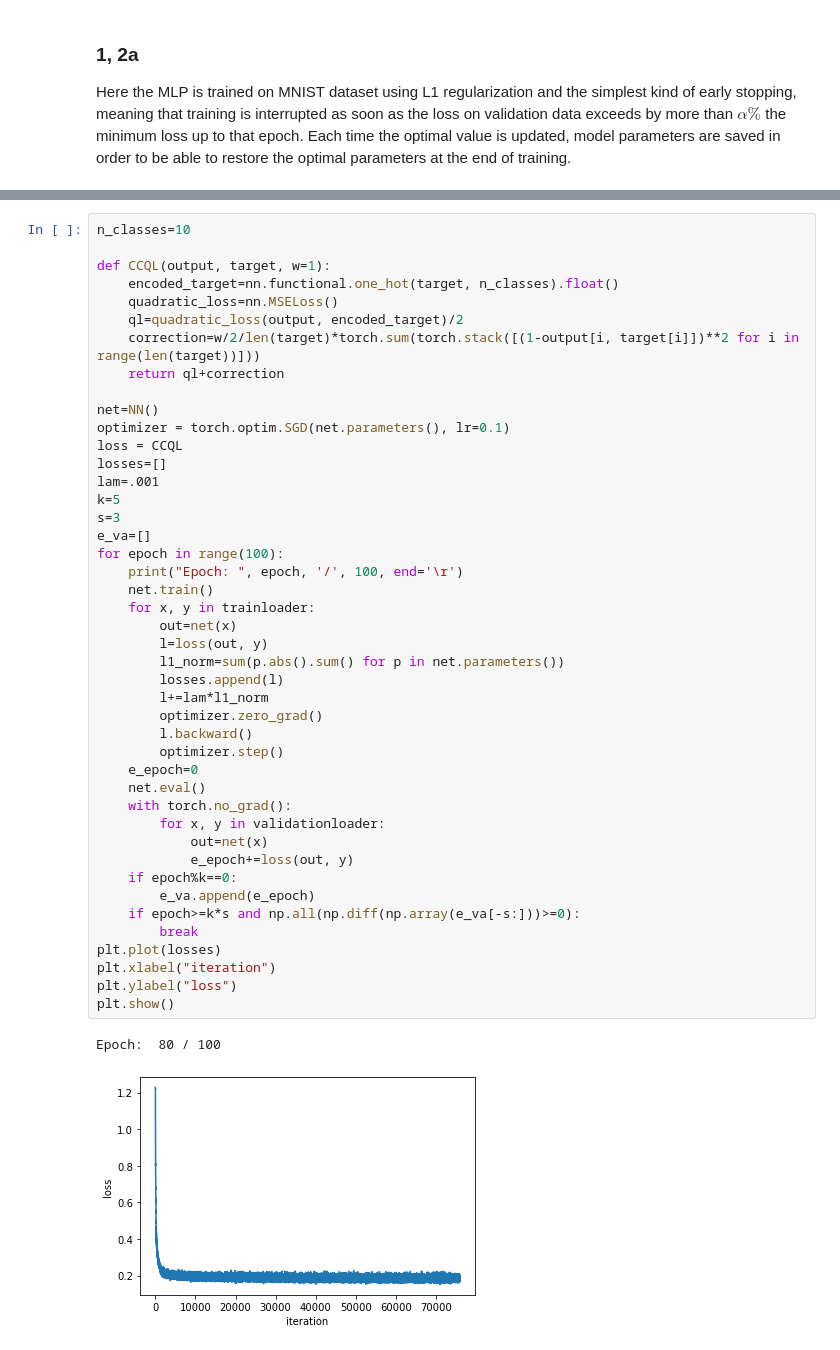
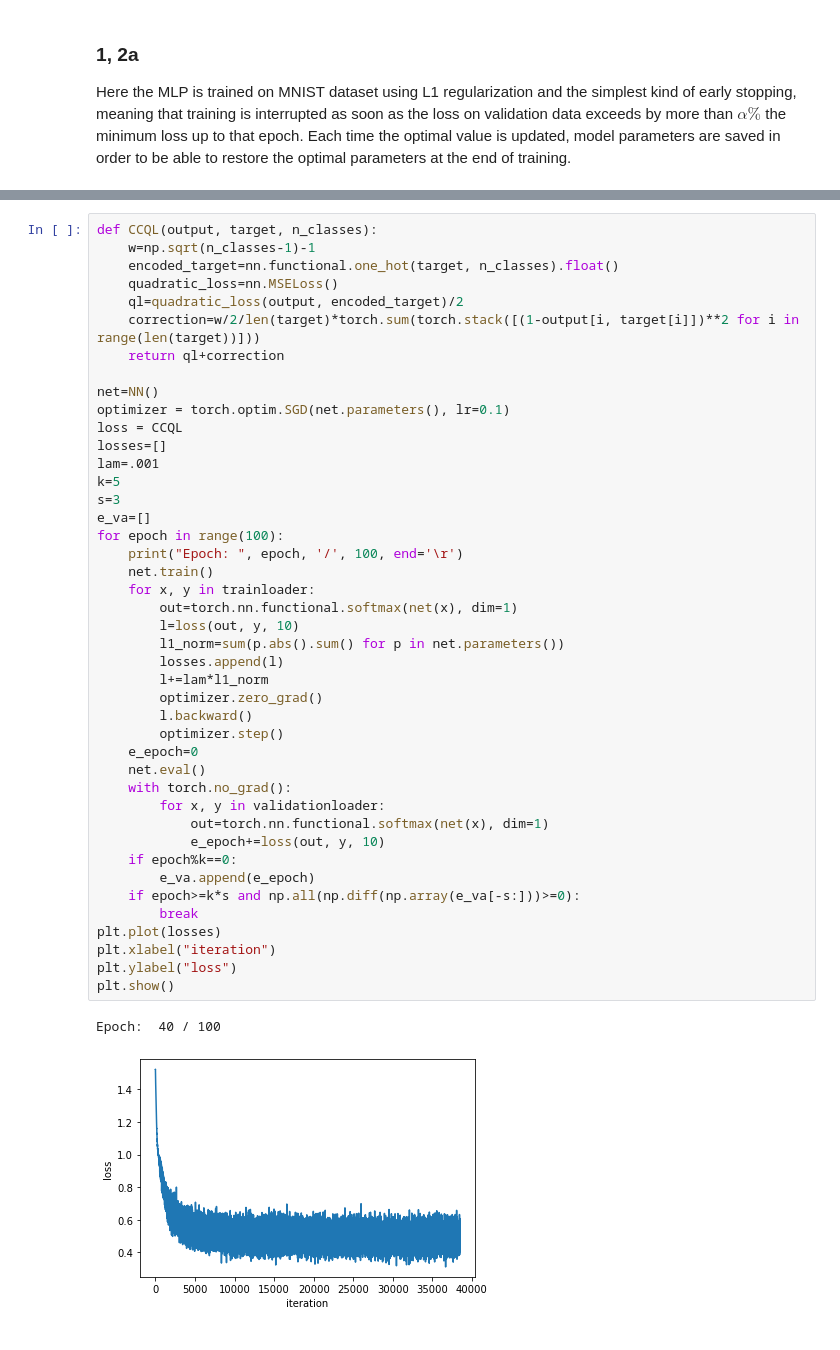
Before and after one commit to lorenzobasile/deeplearning_homework, a Jupyter notebook: hw3.ipynb, the cells around one changed output, grey strips where cells are left out. Cells and saved outputs as stored; diff of their text form.

```diff
--- a/hw3.ipynb
+++ b/hw3.ipynb
@@ -92,7 +94,6 @@ Here training is repeated using Correct-Class Quadratic Loss and a different tec
 # %%
-n_classes=10
-
-def CCQL(output, target, w=1):
+def CCQL(output, target, n_classes):
+    w=np.sqrt(n_classes-1)-1
     encoded_target=nn.functional.one_hot(target, n_classes).float()
     quadratic_loss=nn.MSELoss()
     ql=quadratic_loss(output, encoded_target)/2
@@ -103,39 +104,39 @@ net=NN()
 optimizer = torch.optim.SGD(net.parameters(), lr=0.1)
 loss = CCQL
 losses=[]
 lam=.001
 k=5
 s=3
 e_va=[]
 for epoch in range(100):
     print("Epoch: ", epoch, '/', 100, end='\r')
     net.train()
     for x, y in trainloader:
-        out=net(x)
-        l=loss(out, y)
+        out=torch.nn.functional.softmax(net(x), dim=1)
+        l=loss(out, y, 10)
         l1_norm=sum(p.abs().sum() for p in net.parameters())
         losses.append(l)
         l+=lam*l1_norm
         optimizer.zero_grad()
         l.backward()
         optimizer.step()
     e_epoch=0
     net.eval()
     with torch.no_grad():
         for x, y in validationloader:
-            out=net(x)
-            e_epoch+=loss(out, y)
+            out=torch.nn.functional.softmax(net(x), dim=1)
+            e_epoch+=loss(out, y, 10)
     if epoch%k==0:
         e_va.append(e_epoch)
     if epoch>=k*s and np.all(np.diff(np.array(e_va[-s:]))>=0):
         break
 plt.plot(losses)
 plt.xlabel("iteration")
 plt.ylabel("loss")
 plt.show()
 # %% [output]
-Epoch:  80 / 100
+Epoch:  40 / 100
-[figure, old version]
+[figure, new version]
 # %%
 print("Stopped at epoch: ", epoch)
 # %% [output]
```
Also changed, not shown: parts of 6 cells of this notebook, 1 other file.
